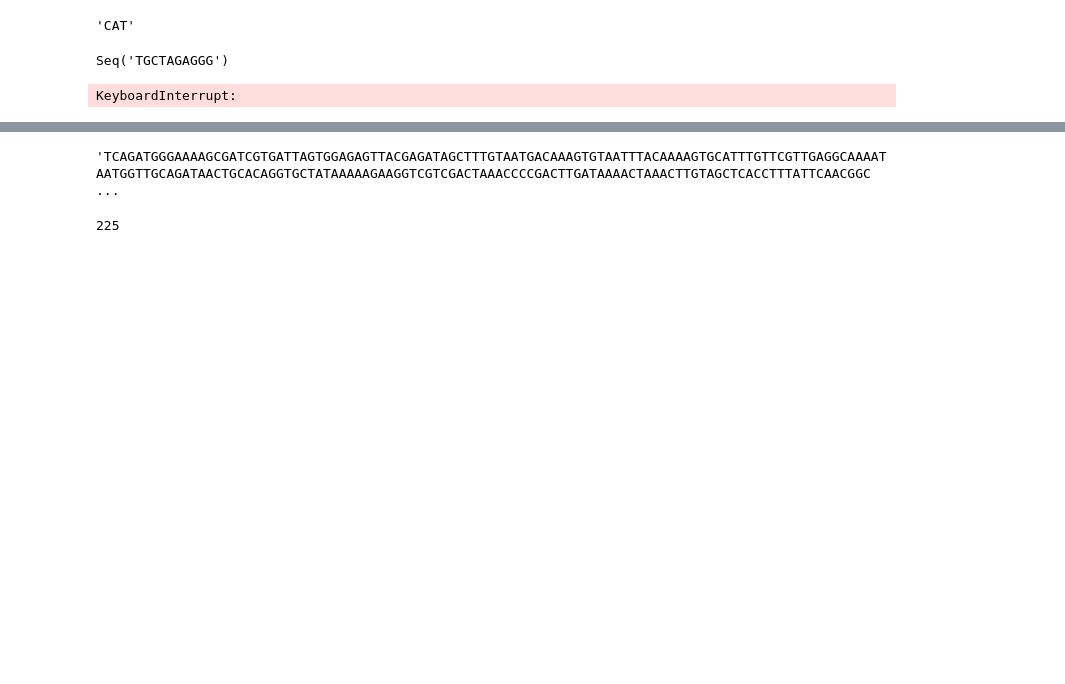
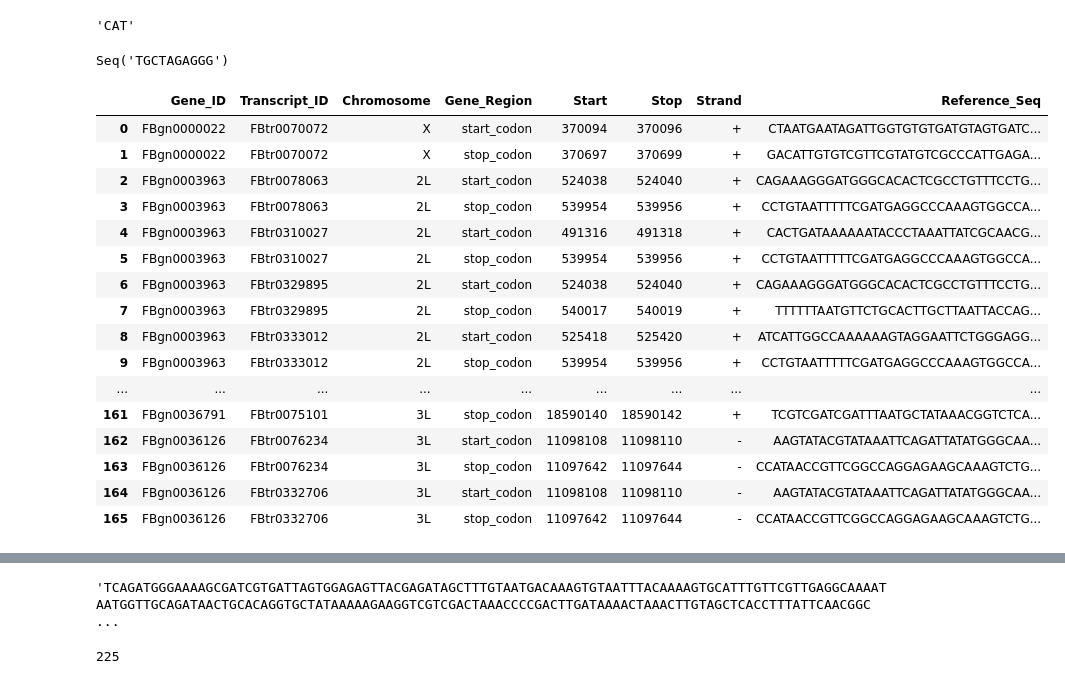
Before and after one commit to emmacwatts/AutoTagsCRISPR, a Jupyter notebook: tests_20231209.ipynb, the cells around one changed output, grey strips where cells are left out. Drawn from its saved outputs; the diff is of its cells as text; code cells hidden in the pictures; blank space fills up the shorter version.

Commit message:
final testing of individual functions

```diff
--- a/tests_20231209.ipynb
+++ b/tests_20231209.ipynb
@@ -1,6 +1,7 @@
-# %%
-from sgRNAutils import revComp
-revComp('ATG')
-# %% [output]
-'CAT'
+# %%
+# test function to form the reverse complement of a DNA sequence
+from sgRNAutils import revComp
+revComp('ATG')
+# %% [output]
+'CAT'
 # %%
@@ -10,9 +12,26 @@ refSeqPerChromosome['X'][20000080:20000090]
 # %% [output]
 Seq('TGCTAGAGGG')
 # %%
-# This cell takes about 2 min to run but you can avoid it by running the next cell and loading the output from this cell from MockMaterials
+# testing function to identify known transcripts of transcription factors and extract their genomic information
+# this cell takes about 50s to run but you can avoid it by running the next cell and loading the output from this cell from MockMaterials
 from sgRNAutils import make_dataframe_from_TFs_list
-TFsdf = make_dataframe_from_TFs_list("inputfiles/TFs.xlsx", refSeqPerChromosome)
+TFsdf = make_dataframe_from_TFs_list('inputfiles/mockMaterials/TFsTruncatedLong.xlsx', refSeqPerChromosome)
 display(TFsdf)
 # %% [output]
-KeyboardInterrupt:
+|  | Gene_ID | Transcript_ID | Chromosome | Gene_Region | Start | Stop | Strand | Reference_Seq |
+| 0 | FBgn0000022 | FBtr0070072 | X | start_codon | 370094 | 370096 | + | CTAATGAATAGATTGGTGTGTGATGTAGTGATC... |
+| 1 | FBgn0000022 | FBtr0070072 | X | stop_codon | 370697 | 370699 | + | GACATTGTGTCGTTCGTATGTCGCCCATTGAGA... |
+| 2 | FBgn0003963 | FBtr0078063 | 2L | start_codon | 524038 | 524040 | + | CAGAAAGGGATGGGCACACTCGCCTGTTTCCTG... |
+| 3 | FBgn0003963 | FBtr0078063 | 2L | stop_codon | 539954 | 539956 | + | CCTGTAATTTTTCGATGAGGCCCAAAGTGGCCA... |
+| 4 | FBgn0003963 | FBtr0310027 | 2L | start_codon | 491316 | 491318 | + | CACTGATAAAAAATACCCTAAATTATCGCAACG... |
+| 5 | FBgn0003963 | FBtr0310027 | 2L | stop_codon | 539954 | 539956 | + | CCTGTAATTTTTCGATGAGGCCCAAAGTGGCCA... |
+| 6 | FBgn0003963 | FBtr0329895 | 2L | start_codon | 524038 | 524040 | + | CAGAAAGGGATGGGCACACTCGCCTGTTTCCTG... |
+| 7 | FBgn0003963 | FBtr0329895 | 2L | stop_codon | 540017 | 540019 | + | TTTTTTAATGTTCTGCACTTGCTTAATTACCAG... |
+| 8 | FBgn0003963 | FBtr0333012 | 2L | start_codon | 525418 | 525420 | + | ATCATTGGCCAAAAAAGTAGGAATTCTGGGAGG... |
+| 9 | FBgn0003963 | FBtr0333012 | 2L | stop_codon | 539954 | 539956 | + | CCTGTAATTTTTCGATGAGGCCCAAAGTGGCCA... |
+| ... | ... | ... | ... | ... | ... | ... | ... | ... |
+| 161 | FBgn0036791 | FBtr0075101 | 3L | stop_codon | 18590140 | 18590142 | + | TCGTCGATCGATTTAATGCTATAAACGGTCTCA... |
+| 162 | FBgn0036126 | FBtr0076234 | 3L | start_codon | 11098108 | 11098110 | - | AAGTATACGTATAAATTCAGATTATATGGGCAA... |
+| 163 | FBgn0036126 | FBtr0076234 | 3L | stop_codon | 11097642 | 11097644 | - | CCATAACCGTTCGGCCAGGAGAAGCAAAGTCTG... |
+| 164 | FBgn0036126 | FBtr0332706 | 3L | start_codon | 11098108 | 11098110 | - | AAGTATACGTATAAATTCAGATTATATGGGCAA... |
+| 165 | FBgn0036126 | FBtr0332706 | 3L | stop_codon | 11097642 | 11097644 | - | CCATAACCGTTCGGCCAGGAGAAGCAAAGTCTG... |
```
Also changed, not shown: parts of 23 cells of this notebook, 1 other file.
